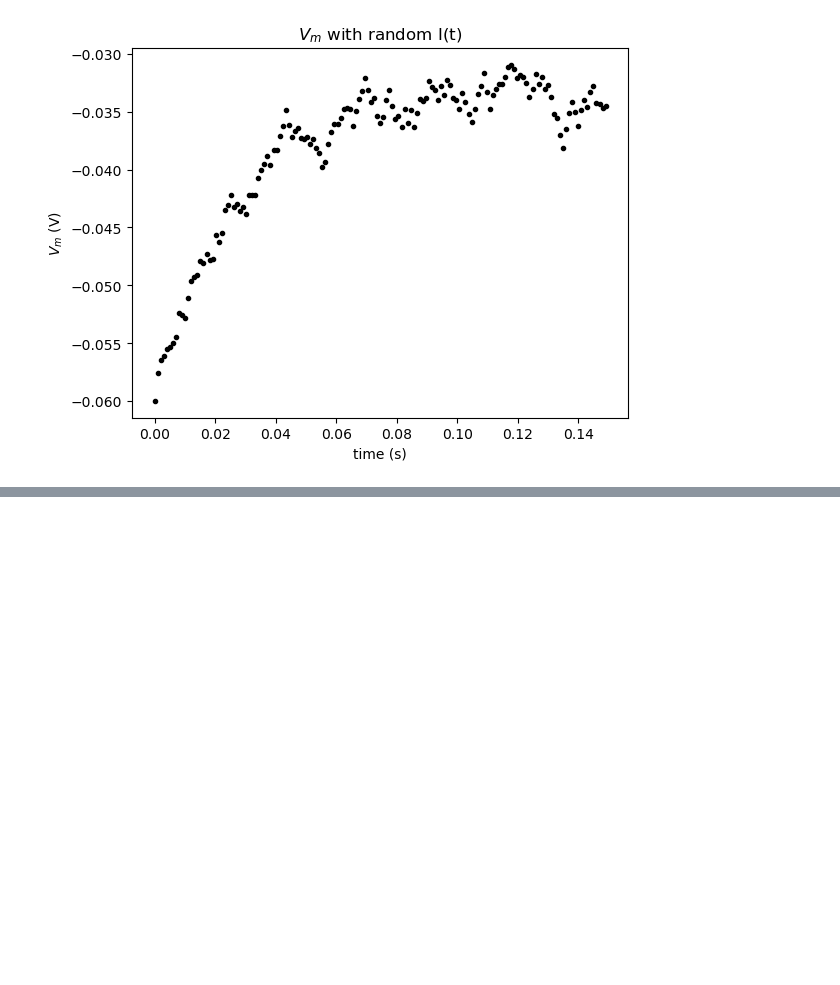
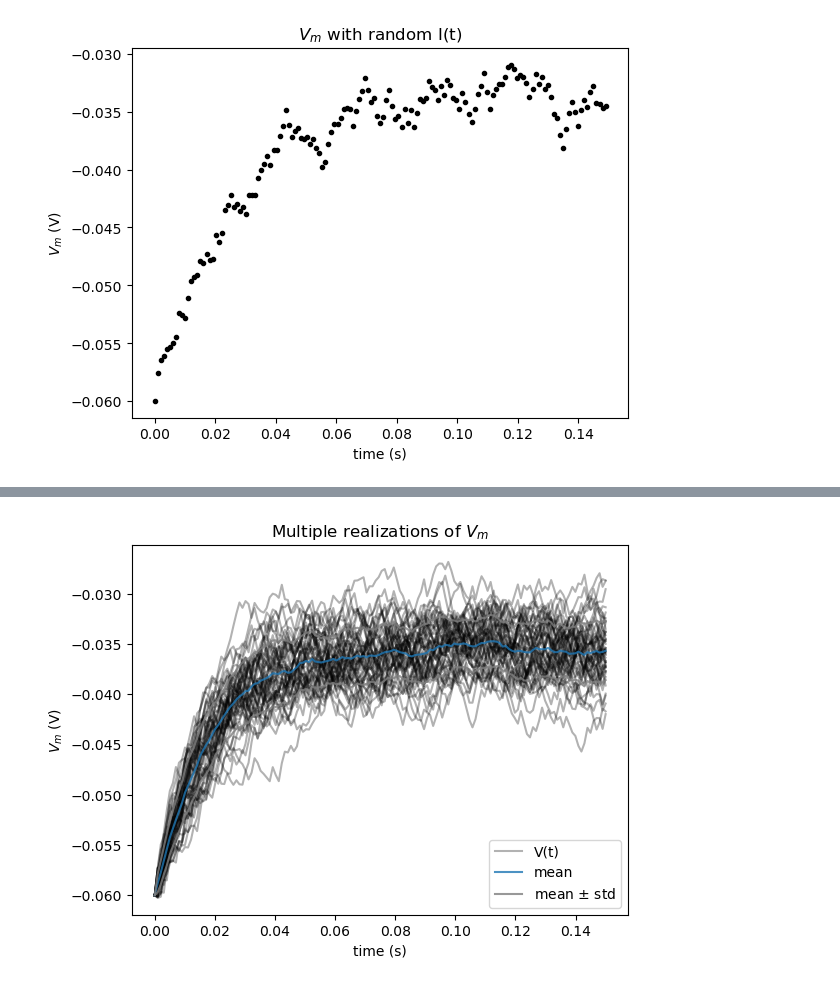
Before and after one commit to 322Simon/Neuromatchacademy, a Jupyter notebook: LIF_Neuron_Part_I.ipynb, the cells around one changed output, grey strips where cells are left out. Cells and saved outputs as stored; diff of their text form; code cells hidden in the pictures; blank space fills up the shorter version.

```diff
--- a/LIF_Neuron_Part_I.ipynb
+++ b/LIF_Neuron_Part_I.ipynb
@@ -385,0 +457,46 @@ plt.show()
+# %%
+#################################################
+## TODO for students: fill out code to compute sample mean and standard deviation ##
+# Fill out code and comment or remove the next line
+# raise NotImplementedError("Student exercise: You need to  fill out code to compute sample mean and standard deviation")
+#################################################
+
+# Set random number generator
+np.random.seed(2020)
+
+# Initialize step_end, n, t_range, v and i
+step_end = int(t_max / dt)
+n = 50
+t_range = np.linspace(0, t_max, num=step_end)
+v_n = el * np.ones([n, step_end])
+i = i_mean * (1 + 0.1 * (t_max / dt)**(0.5) * (2 * np.random.random([n, step_end]) - 1))
+
+# Loop for step_end - 1 steps
+for step in range(1, step_end):
+
+  # Compute v_n
+  v_n[:, step] = v_n[:, step - 1] + (dt / tau) * (el - v_n[:, step - 1] + r * i[:, step])
+
+# Compute sample mean (use np.mean)
+v_mean = np.mean(v_n, axis=0)
+
+# Compute sample standard deviation (use np.std)
+v_std = np.std(v_n, axis=0)
+
+# Plot figure
+plt.figure()
+plt.title('Multiple realizations of $V_m$')
+plt.xlabel('time (s)')
+plt.ylabel('$V_m$ (V)')
+
+plt.plot(t_range, v_n.T, 'k', alpha=0.3)
+
+plt.plot(t_range, v_n[-1], 'k', alpha=0.3, label='V(t)')
+plt.plot(t_range, v_mean, 'C0', alpha=0.8, label='mean')
+plt.plot(t_range, v_mean+v_std, 'C7', alpha=0.8)
+plt.plot(t_range, v_mean-v_std, 'C7', alpha=0.8, label='mean $\pm$ std')
+
+plt.legend()
+plt.show()
+# %% [output]
+[figure, added]
```
Also changed, not shown: parts of 4 cells of this notebook.
